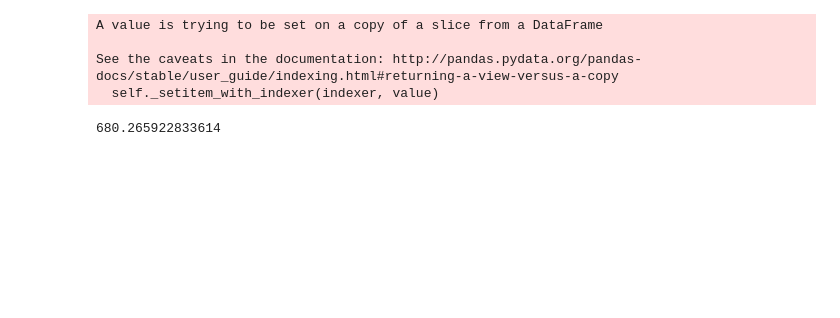
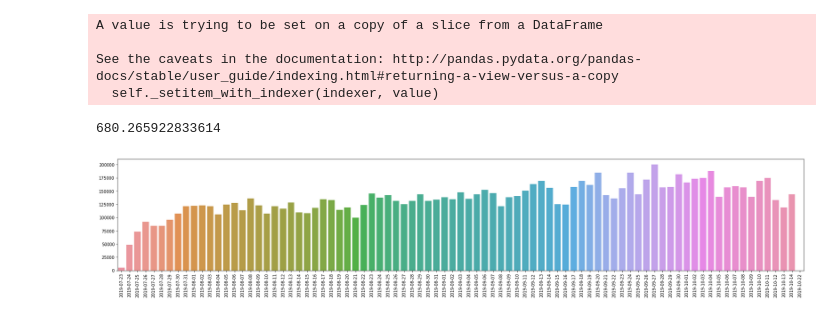
Before and after one commit to guchio3/kaggle-dsb-2019, a Jupyter notebook: notebooks/e015_debug_features.ipynb, the cells around one changed output. Cells and saved outputs as stored; diff of their text form; code cells hidden in the pictures; blank space fills up the shorter version.

```diff
--- a/notebooks/e015_debug_features.ipynb
+++ b/notebooks/e015_debug_features.ipynb
@@ -16,3 +16,6 @@ BASE_DIR = '../mnt/inputs/origin'
 TRN_BASE_DIR = '../mnt/inputs/features/train'
 TST_BASE_DIR = '../mnt/inputs/features/test'
 # BASE_DIR = '../mnt/inputs/features/test'
+# %%
+trn_df = pd.read_pickle(f'{BASE_DIR}/train.pkl.gz')
+trn_df.head()
@@ -70,3 +129,14 @@ See the caveats in the documentation: http://pandas.pydata.org/pandas-docs/stabl
 df.event_code.std()
 # %% [output]
 680.265922833614
+# %%
+trn_df['time_ut'] = pd.to_datetime(trn_df['timestamp']).dt.date
+tst_df['time_ut'] = pd.to_datetime(tst_df['timestamp']).dt.date
+# %%
+fig, ax = plt.subplots(1, 1, figsize=(30, 5))
+a = trn_df.time_ut.value_counts().sort_index()
+sns.barplot(a.index, a.values, ax=ax)
+ax.tick_params(axis='x', rotation=90)
+plt.show()
+# %% [output]
+[figure, added]
```
Also changed, not shown: parts of 20 cells of this notebook, 4 other files.
